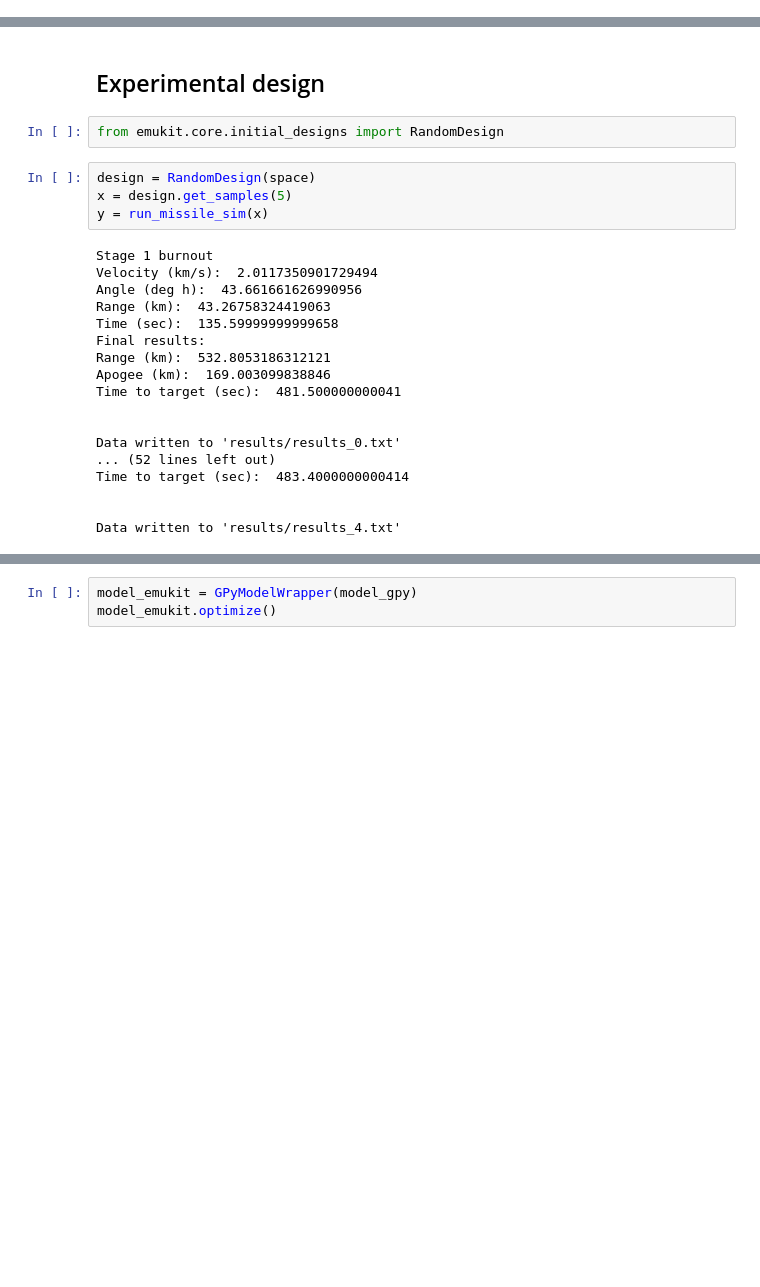
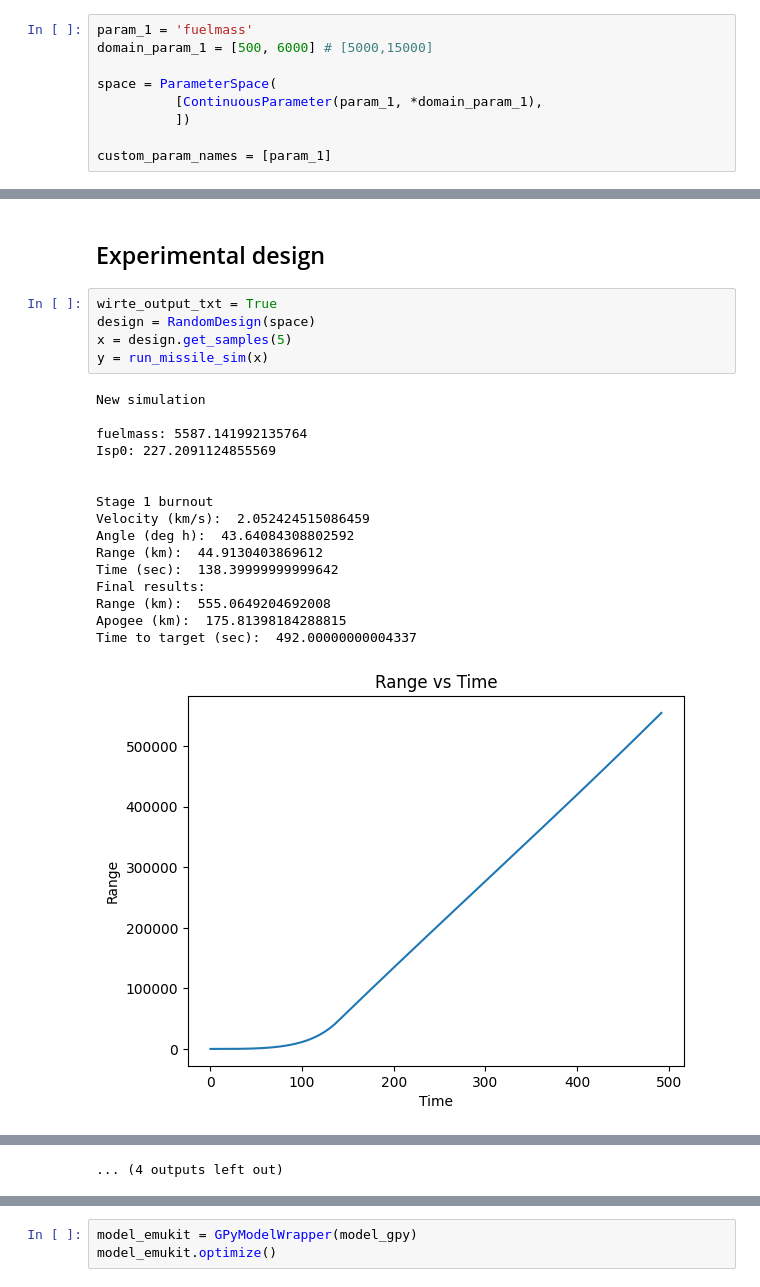
Before and after one commit to is541/ballistic-missile-range, a Jupyter notebook: notebooks/Missile_v0.ipynb, the cells around one changed output, grey strips where cells are left out. Drawn from its saved outputs; the diff is of its cells as text; blank space fills up the shorter version.

```diff
--- a/notebooks/Missile_v0.ipynb
+++ b/notebooks/Missile_v0.ipynb
@@ -496,0 +463,9 @@ def run_missile_sim(custom_params):
+# %%
+param_1 = 'fuelmass'
+domain_param_1 = [500, 6000] # [5000,15000]
+
+space = ParameterSpace(
+          [ContinuousParameter(param_1, *domain_param_1),
+          ])
+
+custom_param_names = [param_1]
@@ -497,26 +778,24 @@ def run_missile_sim(custom_params):
 # %% [markdown]
 ## Experimental design
-# %%
-from emukit.core.initial_designs import RandomDesign
 # %%
+wirte_output_txt = True
 design = RandomDesign(space)
 x = design.get_samples(5)
 y = run_missile_sim(x)
 # %% [output]
-Stage 1 burnout
-Velocity (km/s):  2.0117350901729494
-Angle (deg h):  43.661661626990956
-Range (km):  43.26758324419063
-Time (sec):  135.59999999999658
-Final results:
-Range (km):  532.8053186312121
-Apogee (km):  169.003099838846
-Time to target (sec):  481.500000000041
+New simulation
+
+fuelmass: 5587.141992135764
+Isp0: 227.2091124855569
 
 
-Data written to 'results/results_0.txt'
-... (52 lines left out)
-Time to target (sec):  483.4000000000414
-
-
-Data written to 'results/results_4.txt'
+Stage 1 burnout
+Velocity (km/s):  2.052424515086459
+Angle (deg h):  43.64084308802592
+Range (km):  44.9130403869612
+Time (sec):  138.39999999999642
+Final results:
+Range (km):  555.0649204692008
+Apogee (km):  175.81398184288815
+Time to target (sec):  492.00000000004337
+[figure, added]
@@ -523 +860,2 @@ Data written to 'results/results_4.txt'
+... (4 outputs left out)
 # %%
```
Also changed, not shown: parts of 39 cells of this notebook.
